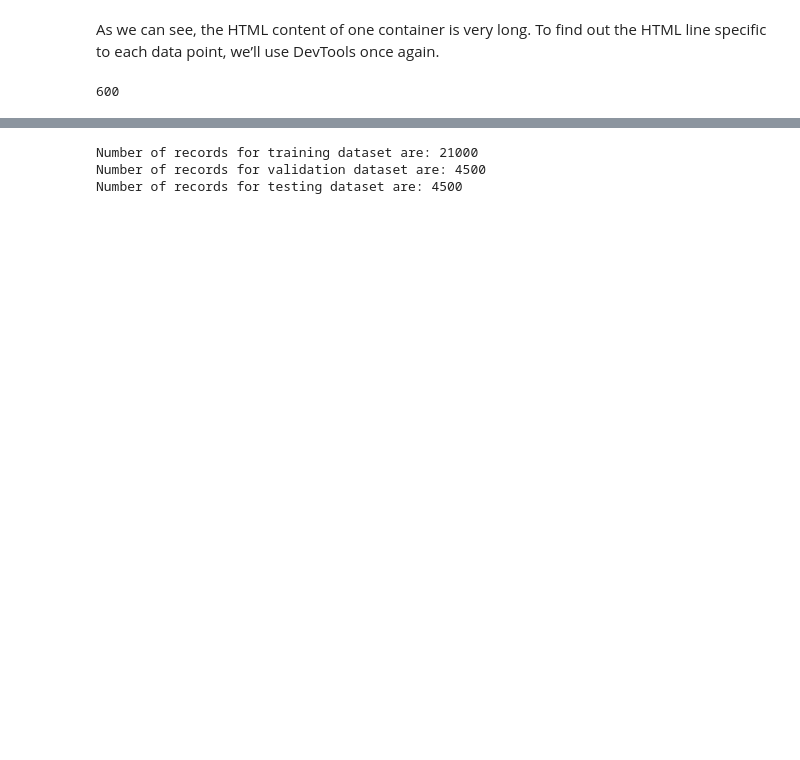
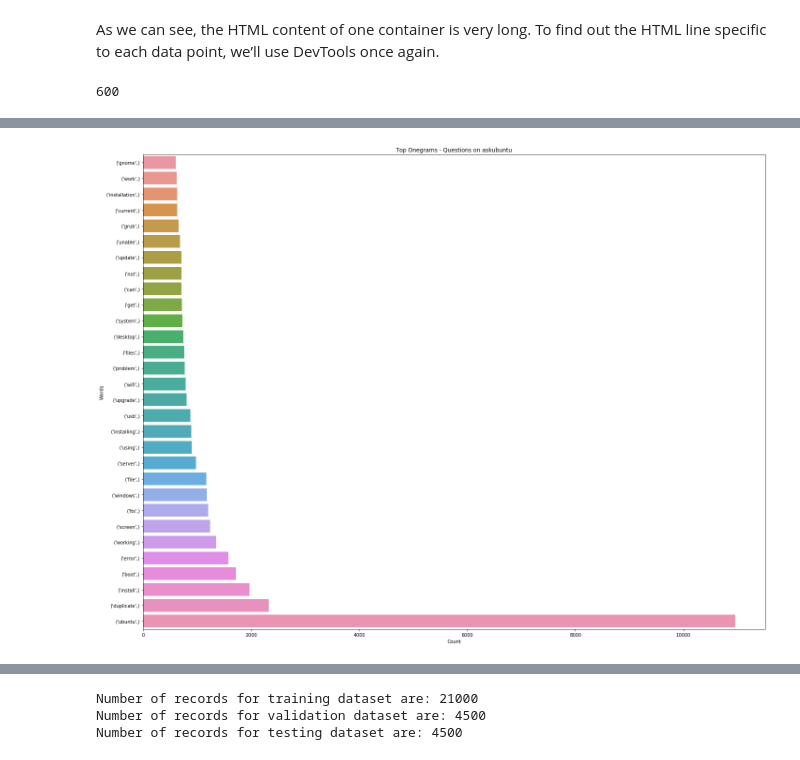
Before and after one commit to agamkachhal/COMP8240_GroupS, a Jupyter notebook: askubuntu_stackexchange.ipynb, the cells around one changed output, grey strips where cells are left out. Drawn from its saved outputs; the diff is of its cells as text; code cells hidden in the pictures; blank space fills up the shorter version.

```diff
--- a/askubuntu_stackexchange.ipynb
+++ b/askubuntu_stackexchange.ipynb
@@ -190,0 +202,10 @@ ask_ubuntu_df.head(10)
+# %%
+# Creating a func() called build_ngrams to analyse data in the form of unigrams, bigrams, ngrams etc.
+
+def build_ngrams(ask_ubuntu_text, ngram):
+    ask_ubuntu_text = ask_ubuntu_text.lower()
+    ask_ubuntu_text = remove_space.sub(' ', ask_ubuntu_text)
+    ask_ubuntu_text = bad_symbols.sub(' ', ask_ubuntu_text)
+    ask_ubuntu_text = ' '.join(word for word in ask_ubuntu_text.split() if word not in STOPWORDS)
+    tokenize = nltk.word_tokenize(ask_ubuntu_text)
+    return list(ngrams(tokenize, ngram))
@@ -190,0 +218,19 @@ ask_ubuntu_df.head(10)
+# %%
+# Looping over questions list and building unigrams from the list.
+
+onegram_tags_freq = defaultdict(int)
+for sentence in ask_ubuntu_df['Questions']:
+    for word in build_ngrams(sentence, 1):
+        onegram_tags_freq[word] = onegram_tags_freq[word] + 1
+# %%
+def plot_horizontal_bar(data, title):
+    plt.figure(figsize=(20, 15))
+    freq = pd.DataFrame(sorted(data.items(), key=lambda x: x[1]), columns=['Words','Count'])
+    sns.barplot(x='Count', y='Words', data=freq.sort_values(by="Count", ascending=True).tail(30))
+    plt.title(title)
+    plt.tight_layout()
+    plt.show()
+# %%
+plot_horizontal_bar(onegram_tags_freq, 'Top Onegrams - Questions on askubuntu')
+# %% [output]
+[figure, added]
```
Also changed, not shown: parts of 30 cells of this notebook.
